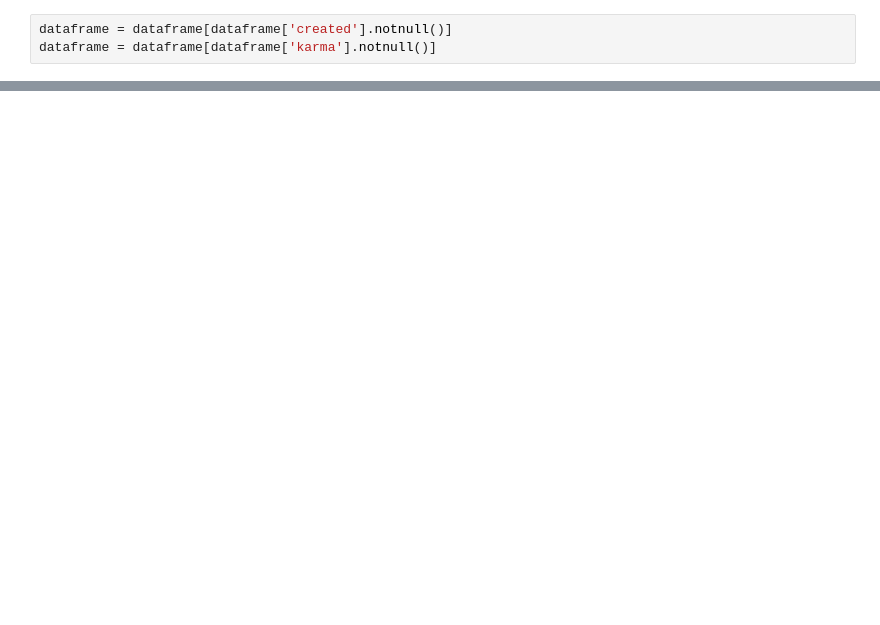
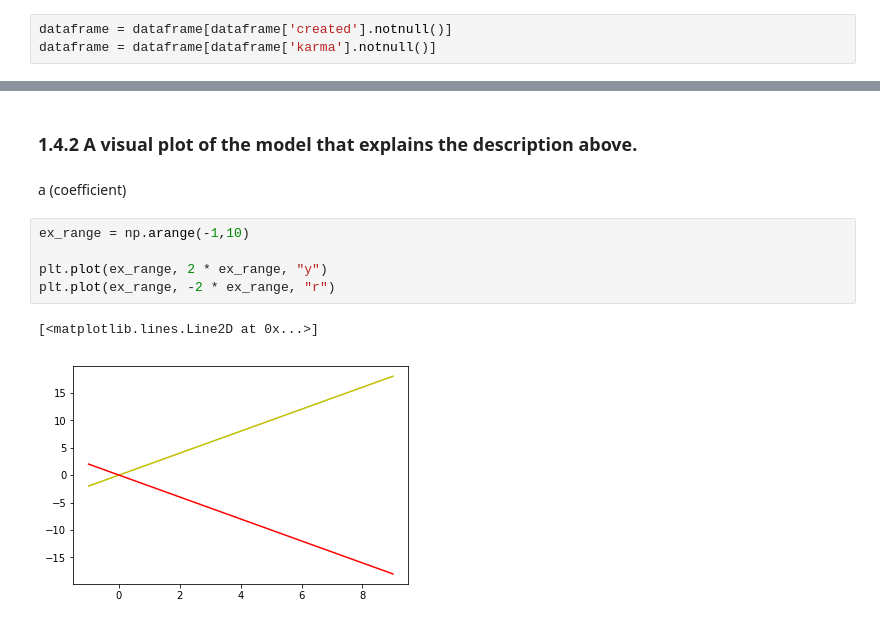
Before and after one commit to lakridserne/PowerSmiling, a Jupyter notebook: assignment_6/Assignment 6.ipynb, the cells around one changed output, grey strips where cells are left out. Cells and saved outputs as stored; diff of their text form; blank space fills up the shorter version.

```diff
--- a/assignment_6/Assignment 6.ipynb
+++ b/assignment_6/Assignment 6.ipynb
@@ -63,0 +109,12 @@ array([54944.17572095])
+# %% [markdown]
+### 1.4.2 A visual plot of the model that explains the description above.
+# %% [markdown]
+a (coefficient)
+# %%
+ex_range = np.arange(-1,10)
+
+plt.plot(ex_range, 2 * ex_range, "y")
+plt.plot(ex_range, -2 * ex_range, "r")
+# %% [output]
+[<matplotlib.lines.Line2D at 0x...>]
+[figure, added]
```
Also changed, not shown: parts of 97 cells of this notebook, 1 other file.
